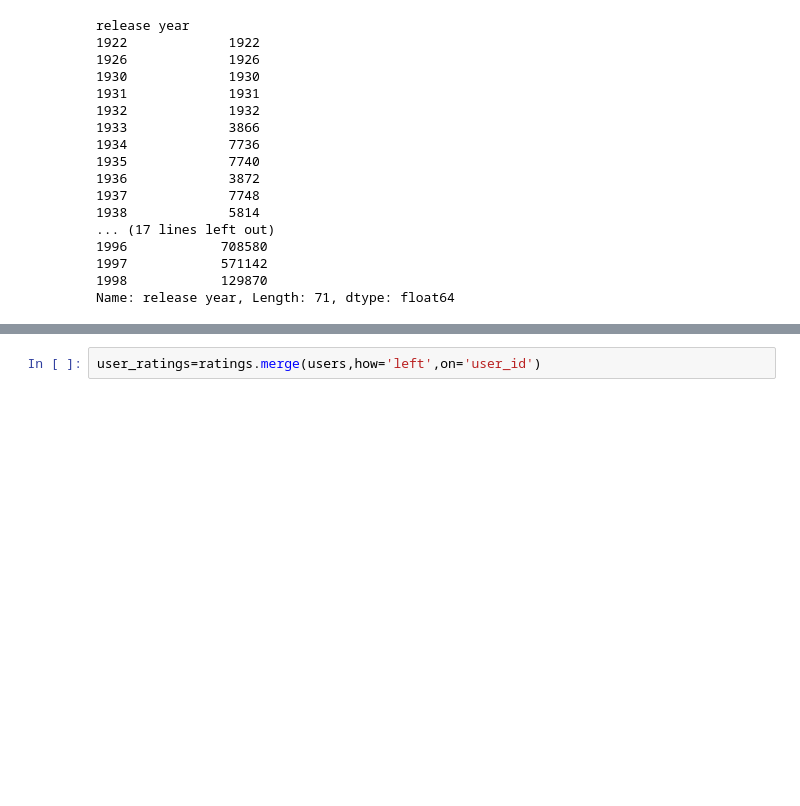
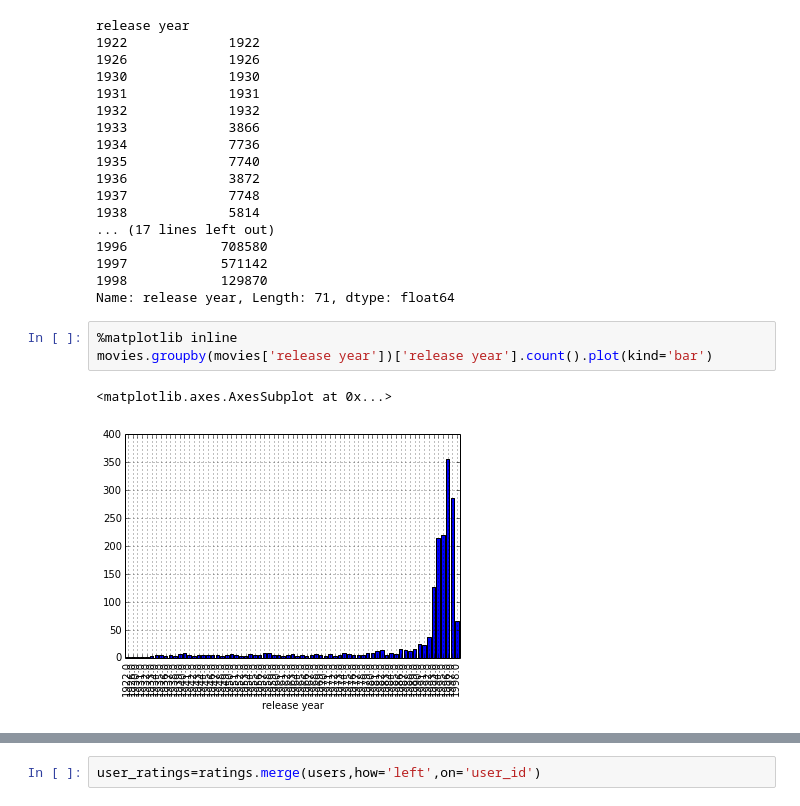
Before and after one commit to kebaler/DAT8, a Jupyter notebook: Labs/DS_Lab07.01-More_Pandas.ipynb, the cells around one changed output, grey strips where cells are left out. Cells and saved outputs as stored; diff of their text form; blank space fills up the shorter version.

```diff
--- a/Labs/DS_Lab07.01-More_Pandas.ipynb
+++ b/Labs/DS_Lab07.01-More_Pandas.ipynb
@@ -124,4 +148,10 @@ release year
 1997            571142
 1998            129870
 Name: release year, Length: 71, dtype: float64
+# %%
+%matplotlib inline
+movies.groupby(movies['release year'])['release year'].count().plot(kind='bar')
+# %% [output]
+<matplotlib.axes.AxesSubplot at 0x...>
+[figure, added]
 # %%
```
Also changed, not shown: parts of 16 cells of this notebook.
